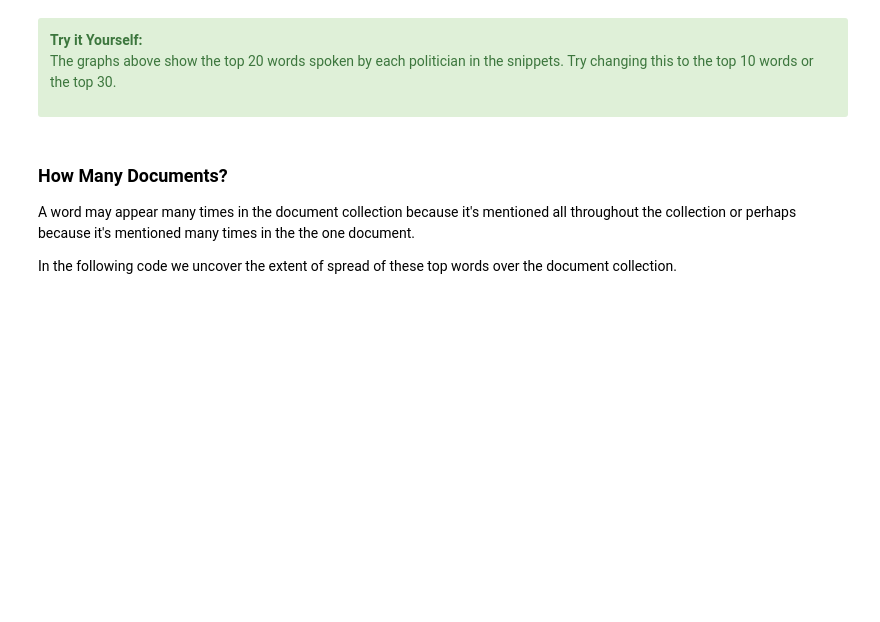
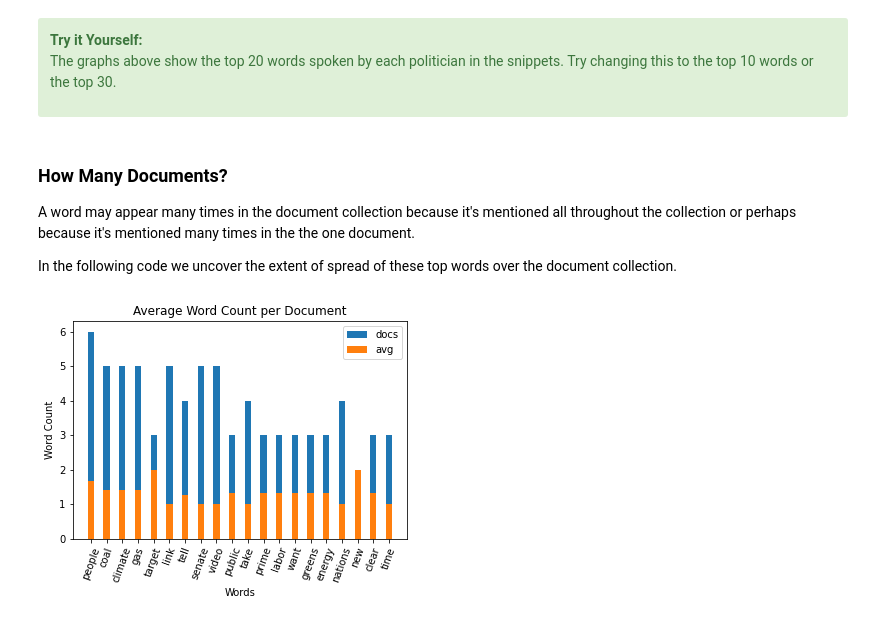
Before and after one commit to Australian-Text-Analytics-Platform/open-australia-api, a Jupyter notebook: api.ipynb, the cells around one changed output. Cells and saved outputs as stored; diff of their text form; code cells hidden in the pictures; blank space fills up the shorter version.

```diff
--- a/api.ipynb
+++ b/api.ipynb
@@ -59,6 +59,9 @@ In general, you will need to apply for an api key to use an api. The format of t
 OA_API = 'http://www.openaustralia.org/api/'
 API_KEY = None  # add your key here as a string, eg 'RPLDbrHE9cPoEn2MIfQWfRcA' (with the quotes)
 OUTPUT_FORMAT = 'js'
+
+if API_KEY is None:
+    API_KEY = open('oak.txt', 'r').read().strip()
 # %% [markdown]
 <div class="alert alert-block alert-warning">
 <b>Why Store Constants as Variables?</b>
@@ -321,19 +378,19 @@ average_allen
 # %%
 y_docs = [value[1] for value in bandt_words_in_docs[:20]]
 y_avg = [value[1] for value in average_bandt[:20]]
 
-x_axis = range(20)
-
 plt.bar(x_axis, y_docs, 0.4, label = 'docs')
 plt.bar(x_axis, y_avg, 0.4, label = 'avg')
 
-plt.xticks(x_axis, x_bandt)
+plt.xticks(range(len(x_bandt)), x_bandt)
 plt.xticks(rotation=70)
 plt.xlabel("Words")
 plt.ylabel("Word Count")
 plt.title("Average Word Count per Document")
 plt.legend()
 plt.show()
+# %% [output]
+[figure, added]
 # %%
 y_docs = [value[1] for value in allen_words_in_docs[:20]]
 y_avg = [value[1] for value in average_allen[:20]]
```
Also changed, not shown: parts of 10 cells of this notebook.
